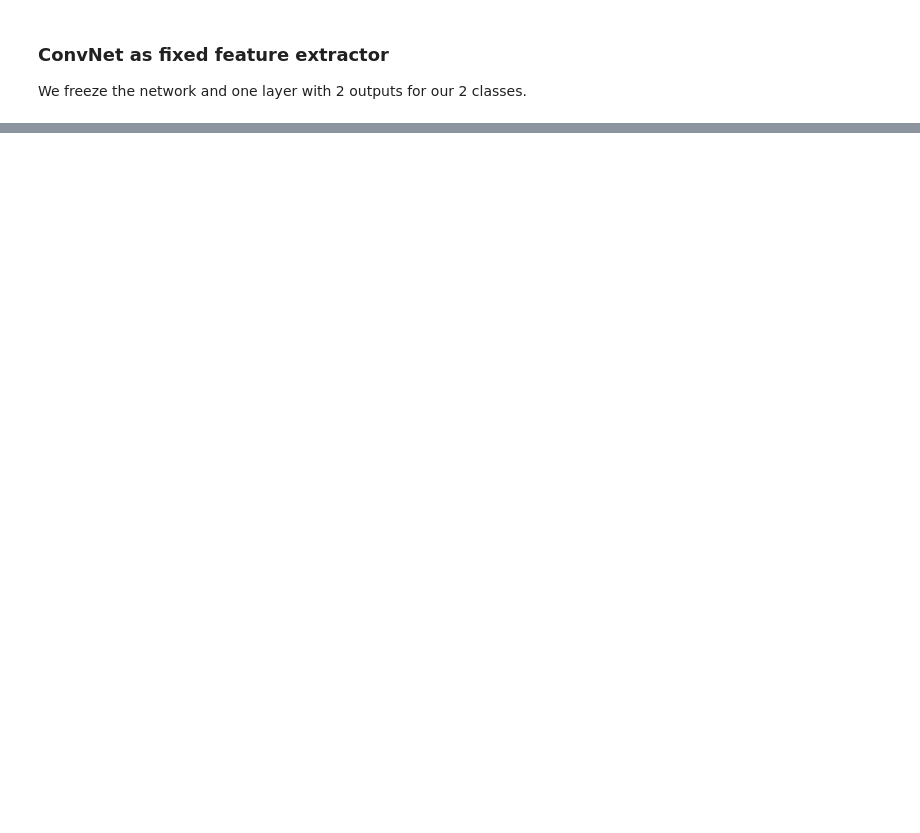
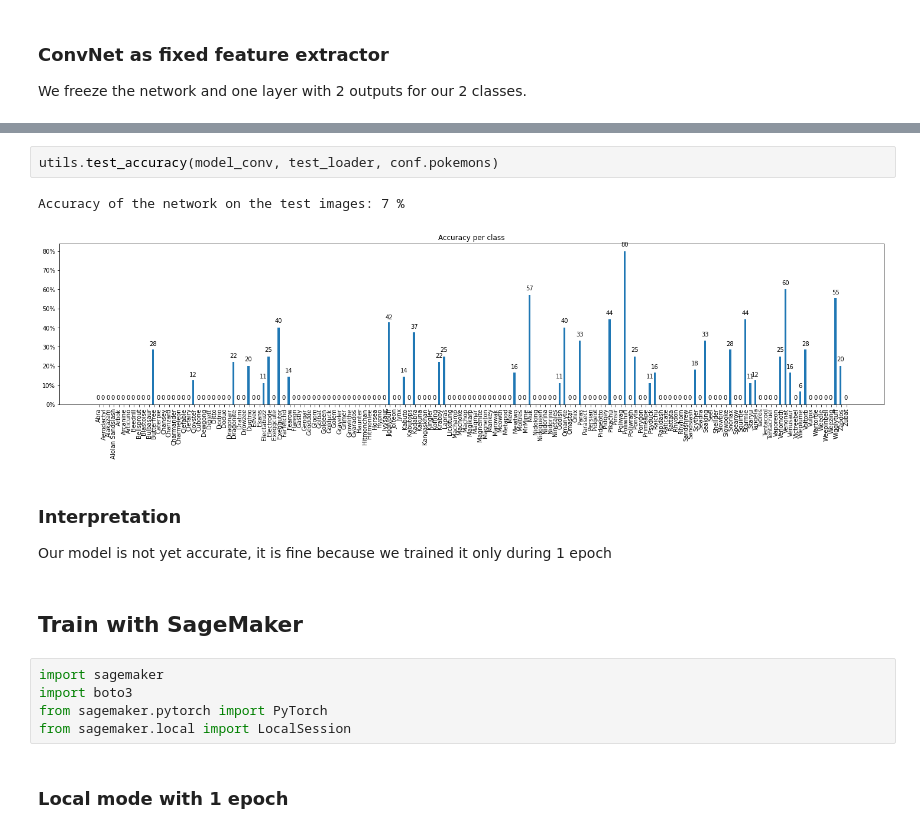
Before and after one commit to AzemaBaptiste/pokemon_classifier, a Jupyter notebook: 3_Pokemon_classifier.ipynb, the cells around one changed output, grey strips where cells are left out. Saved outputs shown, nothing was run; the diff lists cells and outputs as text; blank space fills up the shorter version.

```diff
--- a/3_Pokemon_classifier.ipynb
+++ b/3_Pokemon_classifier.ipynb
@@ -258,0 +112,18 @@ plt.show()
+# %%
+utils.test_accuracy(model_conv, test_loader, conf.pokemons)
+# %% [output]
+Accuracy of the network on the test images: 7 %
+[figure, added]
+# %% [markdown]
+### Interpretation
+
+Our model is not yet accurate, it is fine because we trained it only during 1 epoch
+# %% [markdown]
+## Train with SageMaker
+# %%
+import sagemaker
+import boto3
+from sagemaker.pytorch import PyTorch
+from sagemaker.local import LocalSession
+# %% [markdown]
+### Local mode with 1 epoch
```
Also changed, not shown: parts of 30 cells of this notebook, 4 other files.
